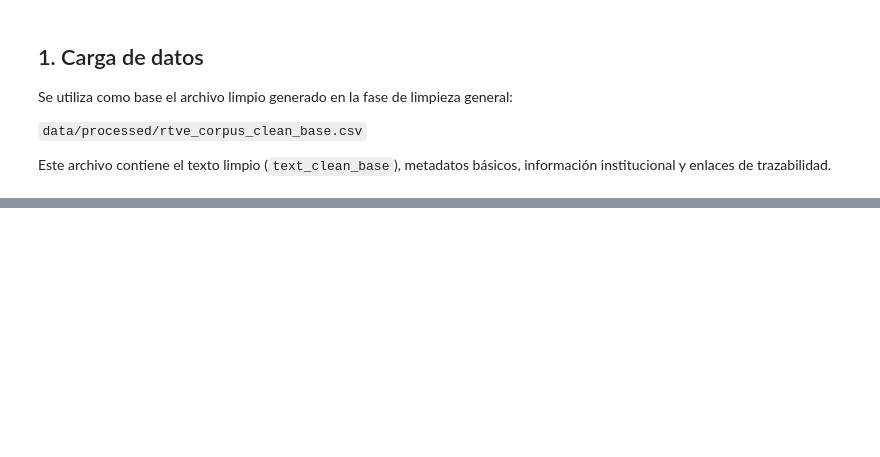
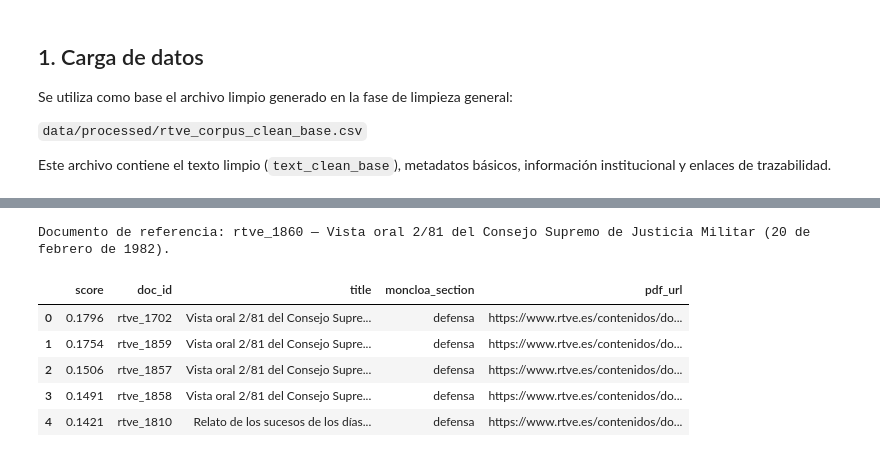
Before and after one commit to dieegordg/Proyecto-Machine-Learning-UNAV---Bayesianos-de-los-Ca-dos, a Jupyter notebook: notebooks/07_caso_uso4_asistente_semantico.ipynb, the cells around one changed output, grey strips where cells are left out. Drawn from its saved outputs; the diff is of its cells as text; code cells hidden in the pictures; blank space fills up the shorter version.

```diff
--- a/notebooks/07_caso_uso4_asistente_semantico.ipynb
+++ b/notebooks/07_caso_uso4_asistente_semantico.ipynb
@@ -284,0 +301,14 @@ La respuesta asistida mediante LLM debe considerarse una ampliación futura, no
+# %%
+tfidf_vectorizer = TfidfVectorizer(
+    lowercase=True,
+    stop_words=SPANISH_STOPWORDS,
+    ngram_range=(1, 2),
+    min_df=2,
+    max_df=0.90,
+    sublinear_tf=True,
+)
+
+tfidf_chunk_matrix = tfidf_vectorizer.fit_transform(df_chunks["text"])
+
+print(f"Matriz TF-IDF de fragmentos: {tfidf_chunk_matrix.shape}")
+print(f"Tamaño del vocabulario: {len(tfidf_vectorizer.vocabulary_)}")
@@ -284,0 +493,51 @@ La respuesta asistida mediante LLM debe considerarse una ampliación futura, no
+# %%
+# Representaciones a nivel de documento
+doc_ids = df_assistant["doc_id"].tolist()
+doc_index = {d: i for i, d in enumerate(doc_ids)}
+
+# TF-IDF de documento completo (mismo vocabulario que los fragmentos)
+doc_tfidf_matrix = tfidf_vectorizer.transform(df_assistant["text_clean_base"])
+
+# Embeddings de documento = media de los embeddings de sus fragmentos
+doc_embeddings = None
+if EMBEDDINGS_AVAILABLE:
+    tmp = (pd.DataFrame(chunk_embeddings, index=df_chunks["doc_id"])
+             .groupby(level=0).mean())
+    tmp = tmp.loc[doc_ids]                       # mismo orden que doc_ids
+    doc_embeddings = tmp.to_numpy()
+    norms = np.linalg.norm(doc_embeddings, axis=1, keepdims=True)
+    doc_embeddings = doc_embeddings / np.clip(norms, 1e-12, None)
+
+meta = df_assistant.set_index("doc_id")
+
+
+def recomendar_documentos(doc_id, k=TOP_K, metodo="tfidf"):
+    if doc_id not in doc_index:
+        raise KeyError(f"doc_id desconocido: {doc_id}")
+    i = doc_index[doc_id]
+    if metodo == "embeddings" and EMBEDDINGS_AVAILABLE:
+        sims = cosine_similarity(doc_embeddings[i:i+1], doc_embeddings).ravel()
+    else:
+        sims = cosine_similarity(doc_tfidf_matrix[i], doc_tfidf_matrix).ravel()
+    order = np.argsort(-sims)
+    order = [j for j in order if j != i][:k]
+    return pd.DataFrame({
+        "score": np.round(sims[order], 4),
+        "doc_id": [doc_ids[j] for j in order],
+        "title": [meta.loc[doc_ids[j], "title"] for j in order],
+        "moncloa_section": [meta.loc[doc_ids[j], "moncloa_section"] for j in order],
+        "pdf_url": [meta.loc[doc_ids[j], "pdf_url"] for j in order],
+    })
+
+
+ejemplo_doc = doc_ids[0]
+print(f"Documento de referencia: {ejemplo_doc} — {meta.loc[ejemplo_doc, 'title']}")
+recomendar_documentos(ejemplo_doc, k=5, metodo="tfidf")
+# %% [output]
+Documento de referencia: rtve_1860 — Vista oral 2/81 del Consejo Supremo de Justicia Militar (20 de febrero de 1982).
+|  | score | doc_id | title | moncloa_section | pdf_url |
+| 0 | 0.1796 | rtve_1702 | Vista oral 2/81 del Consejo Supre... | defensa | https://www.rtve.es/contenidos/do... |
+| 1 | 0.1754 | rtve_1859 | Vista oral 2/81 del Consejo Supre... | defensa | https://www.rtve.es/contenidos/do... |
+| 2 | 0.1506 | rtve_1857 | Vista oral 2/81 del Consejo Supre... | defensa | https://www.rtve.es/contenidos/do... |
+| 3 | 0.1491 | rtve_1858 | Vista oral 2/81 del Consejo Supre... | defensa | https://www.rtve.es/contenidos/do... |
+| 4 | 0.1421 | rtve_1810 | Relato de los sucesos de los días... | defensa | https://www.rtve.es/contenidos/do... |
```
Also changed, not shown: parts of 53 cells of this notebook.
